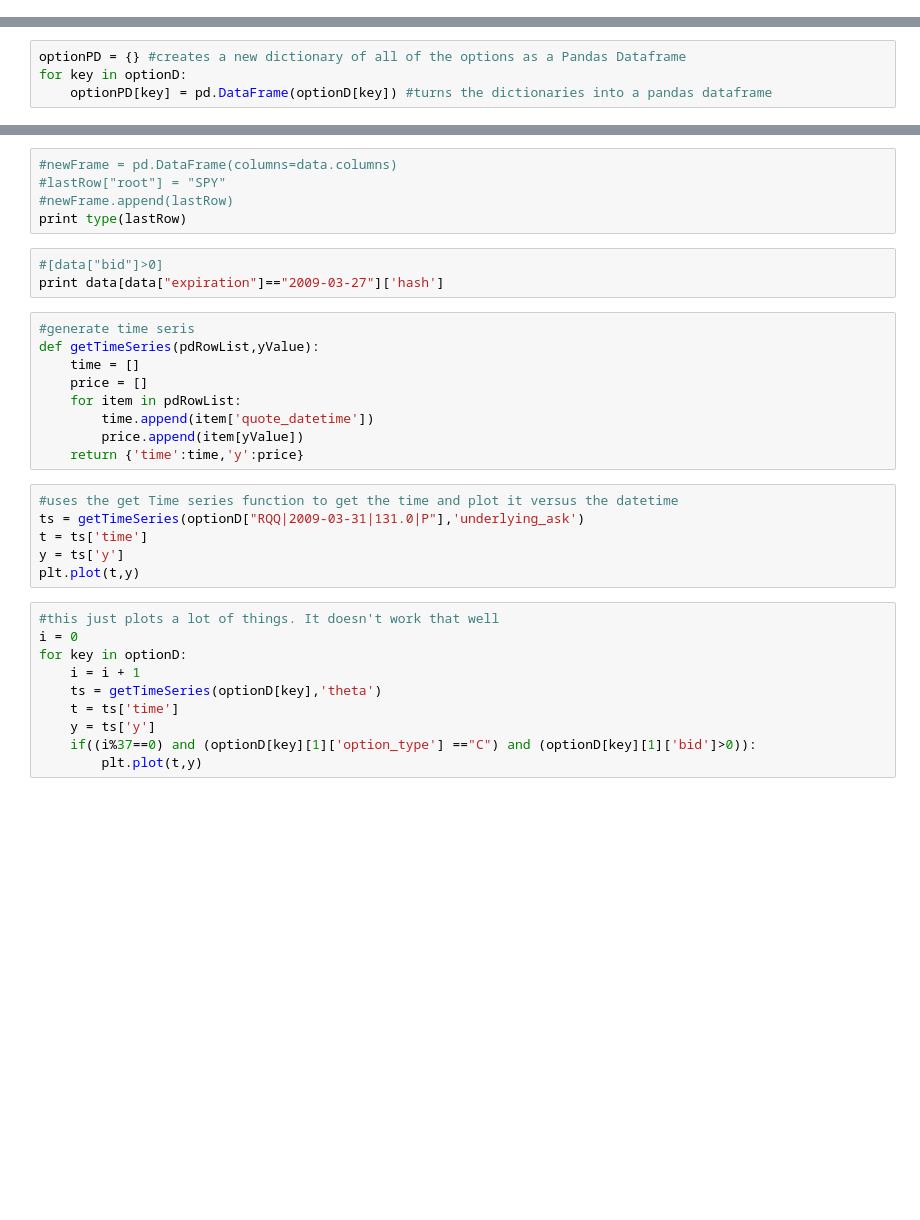
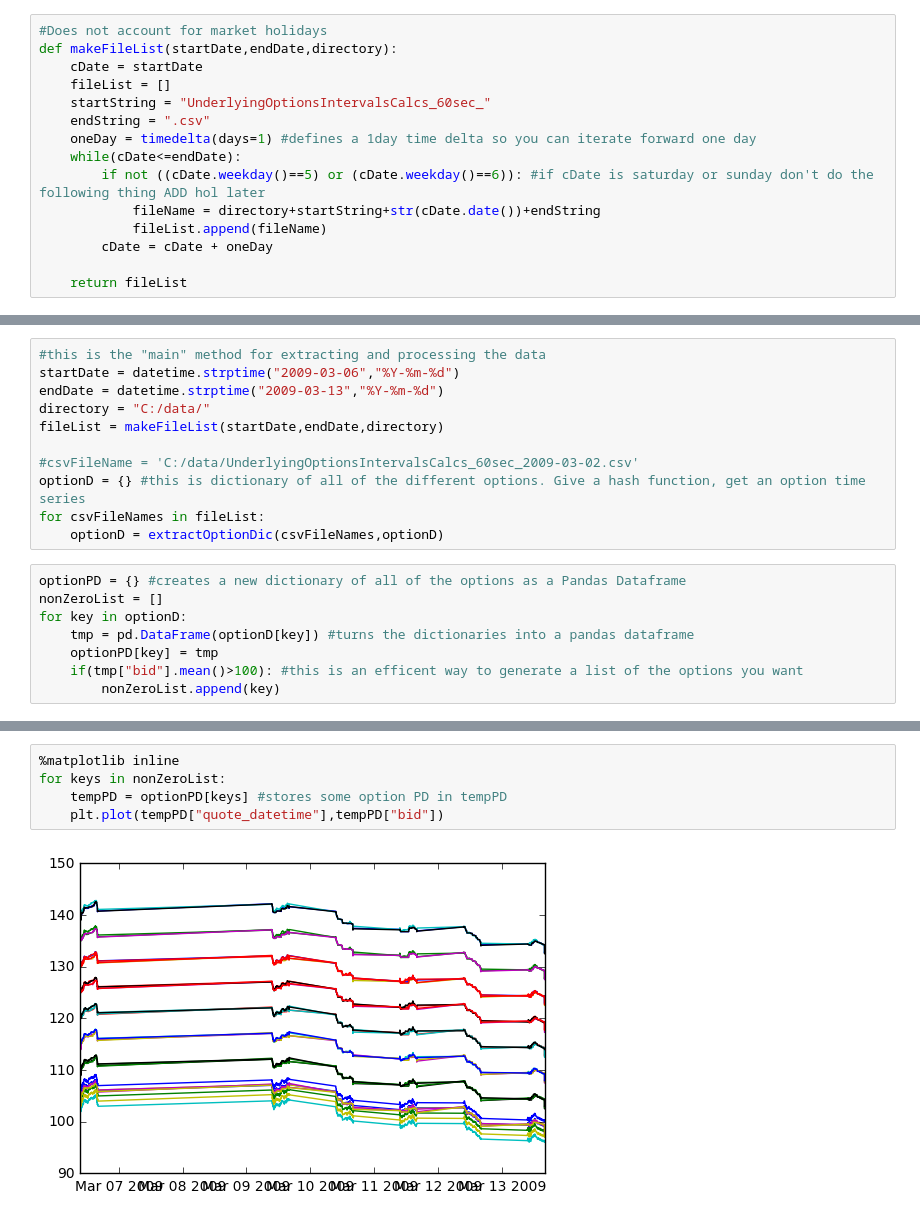
Before and after one commit to DexterAntonio/SPXDataP, a Jupyter notebook: SPYdataRedo.ipynb, the cells around one changed output, grey strips where cells are left out. Cells and saved outputs as stored; diff of their text form; blank space fills up the shorter version.

```diff
--- a/SPYdataRedo.ipynb
+++ b/SPYdataRedo.ipynb
@@ -15 +12,16 @@ fileList = [x.strip() for x in content]
+# %%
+#Does not account for market holidays
+def makeFileList(startDate,endDate,directory):
+    cDate = startDate
+    fileList = []
+    startString = "UnderlyingOptionsIntervalsCalcs_60sec_"
+    endString = ".csv"
+    oneDay = timedelta(days=1) #defines a 1day time delta so you can iterate forward one day
+    while(cDate<=endDate):
+        if not ((cDate.weekday()==5) or (cDate.weekday()==6)): #if cDate is saturday or sunday don't do the following thing ADD hol later
+            fileName = directory+startString+str(cDate.date())+endString
+            fileList.append(fileName)
+        cDate = cDate + oneDay
+
+    return fileList
 # %%
@@ -51,4 +65,19 @@ with open('C:/data/UnderlyingOptionsIntervalsCalcs_60sec_2009-03-02.csv', 'rb')
+# %%
+#this is the "main" method for extracting and processing the data
+startDate = datetime.strptime("2009-03-06","%Y-%m-%d")
+endDate = datetime.strptime("2009-03-13","%Y-%m-%d")
+directory = "C:/data/"
+fileList = makeFileList(startDate,endDate,directory)
+
+#csvFileName = 'C:/data/UnderlyingOptionsIntervalsCalcs_60sec_2009-03-02.csv'
+optionD = {} #this is dictionary of all of the different options. Give a hash function, get an option time series
+for csvFileNames in fileList:
+    optionD = extractOptionDic(csvFileNames,optionD)
 # %%
 optionPD = {} #creates a new dictionary of all of the options as a Pandas Dataframe
+nonZeroList = []
 for key in optionD:
-    optionPD[key] = pd.DataFrame(optionD[key]) #turns the dictionaries into a pandas dataframe
+    tmp = pd.DataFrame(optionD[key]) #turns the dictionaries into a pandas dataframe
+    optionPD[key] = tmp
+    if(tmp["bid"].mean()>100): #this is an efficent way to generate a list of the options you want
+        nonZeroList.append(key)
@@ -113,33 +84,7 @@ AttributeError: 'Series' object has no attribute 'flip'
-# %%
-#newFrame = pd.DataFrame(columns=data.columns)
-#lastRow["root"] = "SPY"
-#newFrame.append(lastRow)
-print type(lastRow)
-# %%
-#[data["bid"]>0]
-print data[data["expiration"]=="2009-03-27"]['hash']
-# %%
-#generate time seris
-def getTimeSeries(pdRowList,yValue):
-    time = []
-    price = []
-    for item in pdRowList:
-        time.append(item['quote_datetime'])
-        price.append(item[yValue])
-    return {'time':time,'y':price}
-# %%
-#uses the get Time series function to get the time and plot it versus the datetime
-ts = getTimeSeries(optionD["RQQ|2009-03-31|131.0|P"],'underlying_ask')
-t = ts['time']
-y = ts['y']
-plt.plot(t,y)
-# %%
-#this just plots a lot of things. It doesn't work that well
-i = 0
-for key in optionD:
-    i = i + 1
-    ts = getTimeSeries(optionD[key],'theta')
-    t = ts['time']
-    y = ts['y']
-    if((i%37==0) and (optionD[key][1]['option_type'] =="C") and (optionD[key][1]['bid']>0)):
-        plt.plot(t,y)
+# %%
+%matplotlib inline
+for keys in nonZeroList:
+    tempPD = optionPD[keys] #stores some option PD in tempPD
+    plt.plot(tempPD["quote_datetime"],tempPD["bid"])
+# %% [output]
+[figure, added]
```
Also changed, not shown: parts of 15 cells of this notebook.
